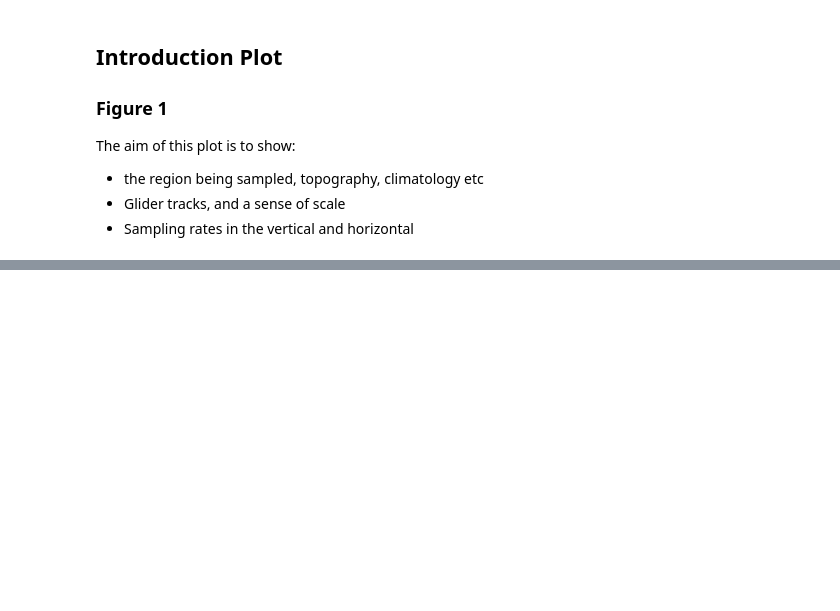
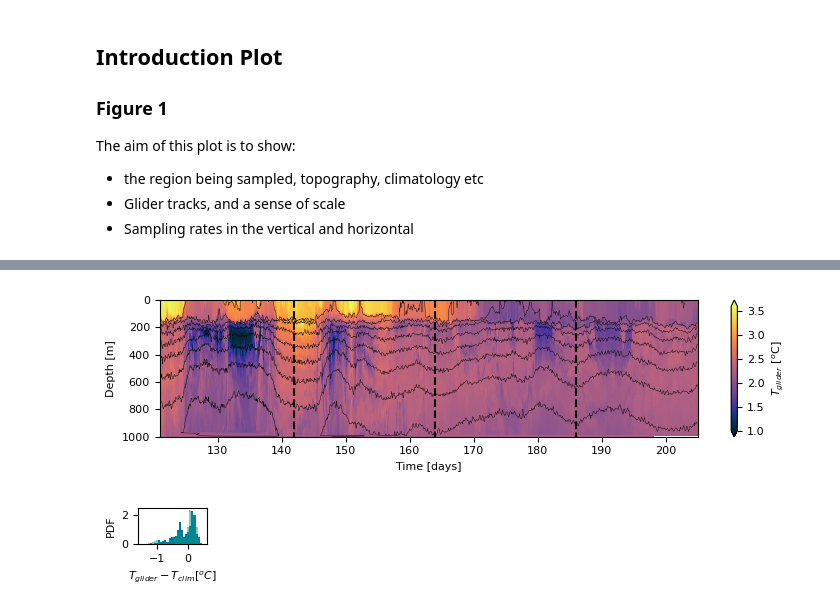
Before and after one commit to dhruvbalwada/SWIR_ACC_glider_tracer_analysis, a Jupyter notebook: notebooks/introduction_plot.ipynb, the cells around one changed output, grey strips where cells are left out. Drawn from its saved outputs; the diff is of its cells as text; code cells hidden in the pictures; blank space fills up the shorter version.

```diff
--- a/notebooks/introduction_plot.ipynb
+++ b/notebooks/introduction_plot.ipynb
@@ -339,0 +176,16 @@ plt.savefig('dT.pdf')
+# %%
+plt.figure(figsize=(7.5,2))
+ds_660_time.CT.plot(cmap=cmo.thermal, rasterized=True, cbar_kwargs={'label': '$T_{glider}$ [$^o$C]'}, vmin=1., vmax=3.6)
+ds_660_time.sigma0.plot.contour(levels=np.linspace(27.0, 27.9,10), colors='k', linewidths=0.3)
+plt.gca().invert_yaxis()
+
+plt.vlines([142, 164, 186], 0, 1000, linestyles='--', colors='k')
+#plt.xticks([0, 4e5, 8e5, 12e5, 16e5], labels=[0, 400, 800, 1200, 1600])
+plt.xlabel('Time [days]')
+plt.ylabel('Depth [m]')
+
+plt.tight_layout()
+
+plt.savefig('figures/figure_SSH_panel2.pdf')
+# %% [output]
+[figure, added]
@@ -339,0 +226,17 @@ plt.savefig('dT.pdf')
+# %%
+plt.figure(figsize=(7.5/6,2/2))
+
+bins = np.linspace(-1.5, .5, 31)
+(ds_659_iso_sel['CT'] - ds_659_iso_sel['clim_CT'] ).plot.hist(bins = bins, density=True)
+(ds_660_iso_sel['CT'] - ds_660_iso_sel['clim_CT'] ).plot.hist(bins = bins, density=True, alpha=0.5)
+
+#plt.(r'$T [^oC]$')
+plt.title('')
+plt.ylabel('PDF')
+plt.xlabel(r'$T_{glider} - T_{clim} [^oC]$')
+
+plt.tight_layout()
+
+plt.savefig('figures/CT_sigma27_5_inset.pdf')
+# %% [output]
+[figure, added]
```
Also changed, not shown: parts of 38 cells of this notebook, 5 other files.
